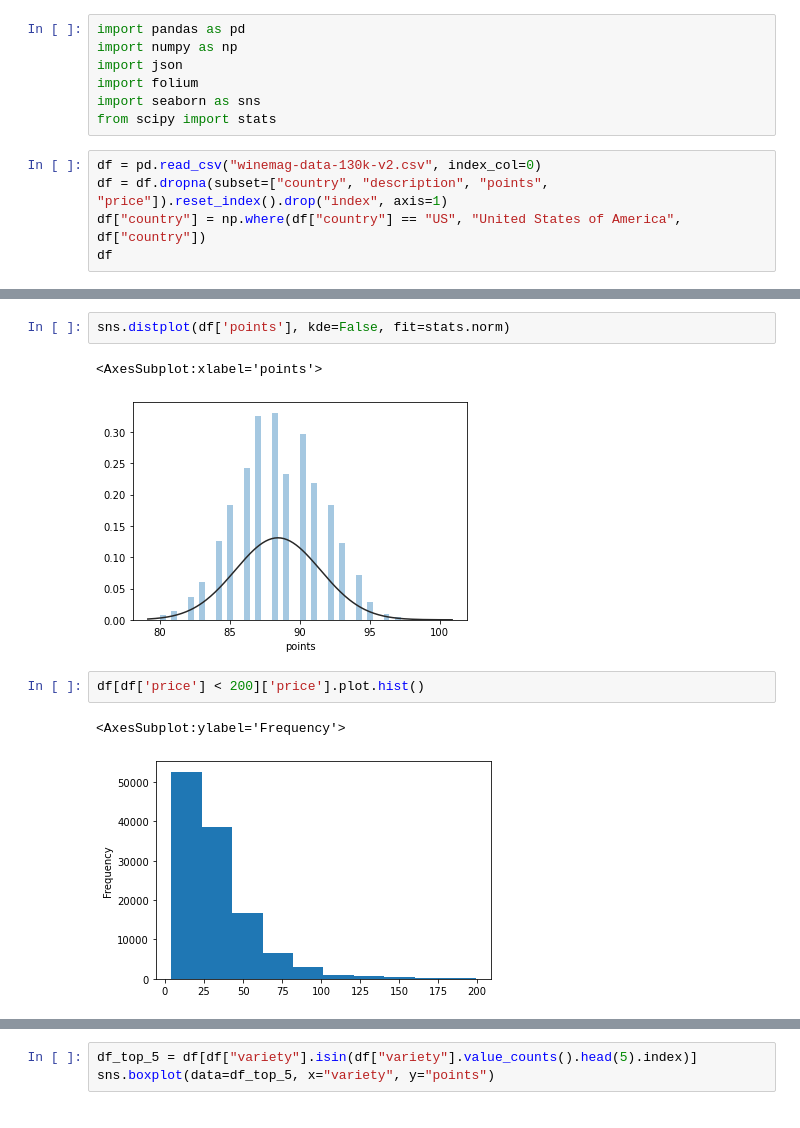
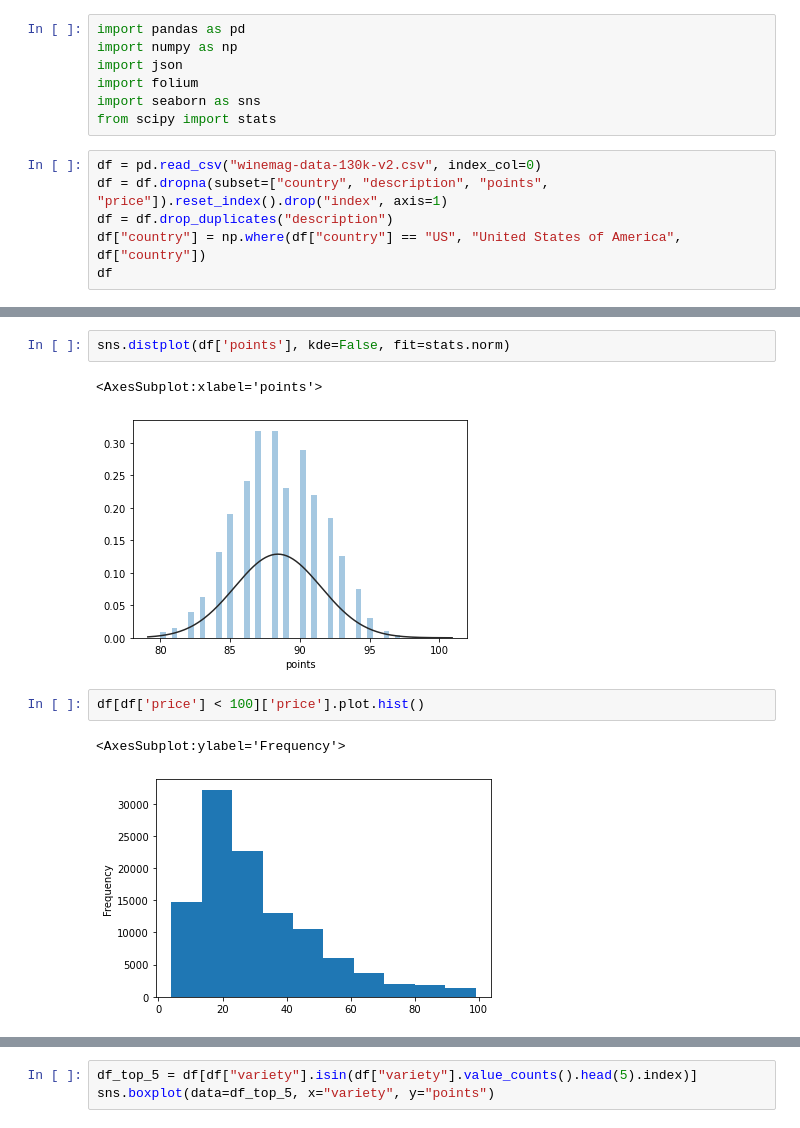
Before and after one commit to laurelhickey/Data_Analytics_Project, a Jupyter notebook: Wine Reviews EDA.ipynb, the cells around one changed output, grey strips where cells are left out. Saved outputs shown, nothing was run; the diff lists cells and outputs as text.

```diff
--- a/Wine Reviews EDA.ipynb
+++ b/Wine Reviews EDA.ipynb
@@ -10,6 +10,7 @@ from scipy import stats
 # %%
 df = pd.read_csv("winemag-data-130k-v2.csv", index_col=0)
 df = df.dropna(subset=["country", "description", "points", "price"]).reset_index().drop("index", axis=1)
+df = df.drop_duplicates("description")
 df["country"] = np.where(df["country"] == "US", "United States of America", df["country"])
 df
 # %% [output]
@@ -30,10 +31,10 @@ df
 sns.distplot(df['points'], kde=False, fit=stats.norm)
 # %% [output]
 <AxesSubplot:xlabel='points'>
-[figure, old version]
+[figure, new version]
 # %%
-df[df['price'] < 200]['price'].plot.hist()
+df[df['price'] < 100]['price'].plot.hist()
 # %% [output]
 <AxesSubplot:ylabel='Frequency'>
-[figure, old version]
+[figure, new version]
 # %%
```
Also changed, not shown: parts of 22 cells of this notebook, 3 other files.
